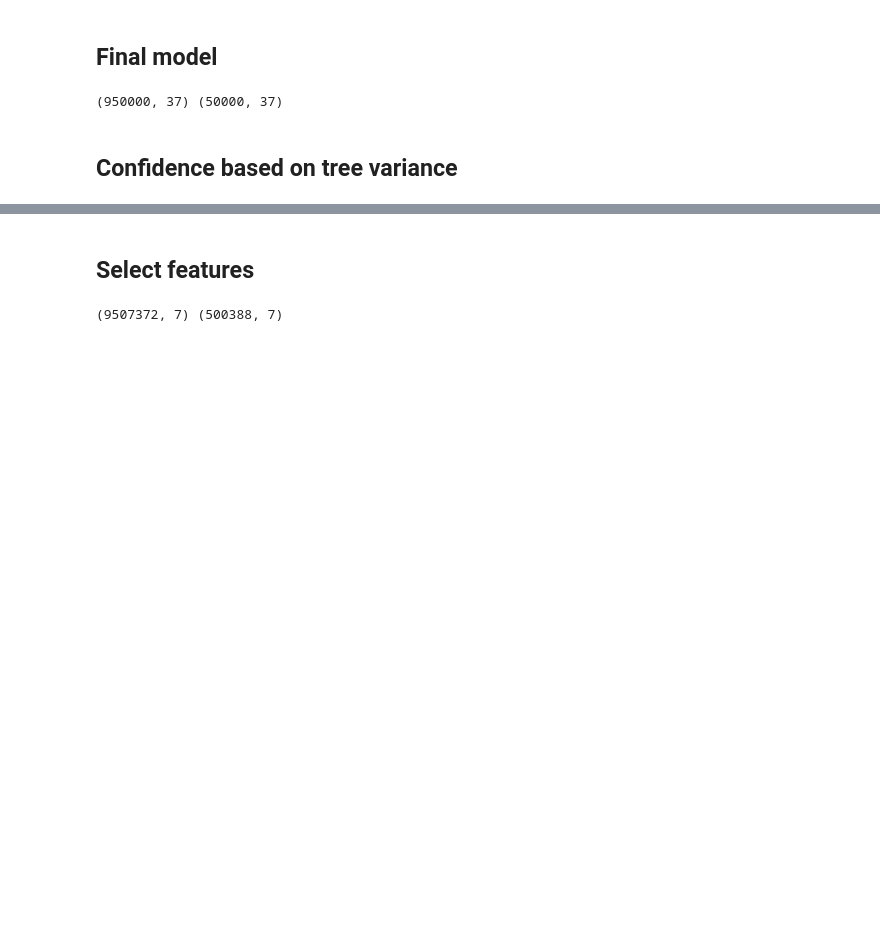
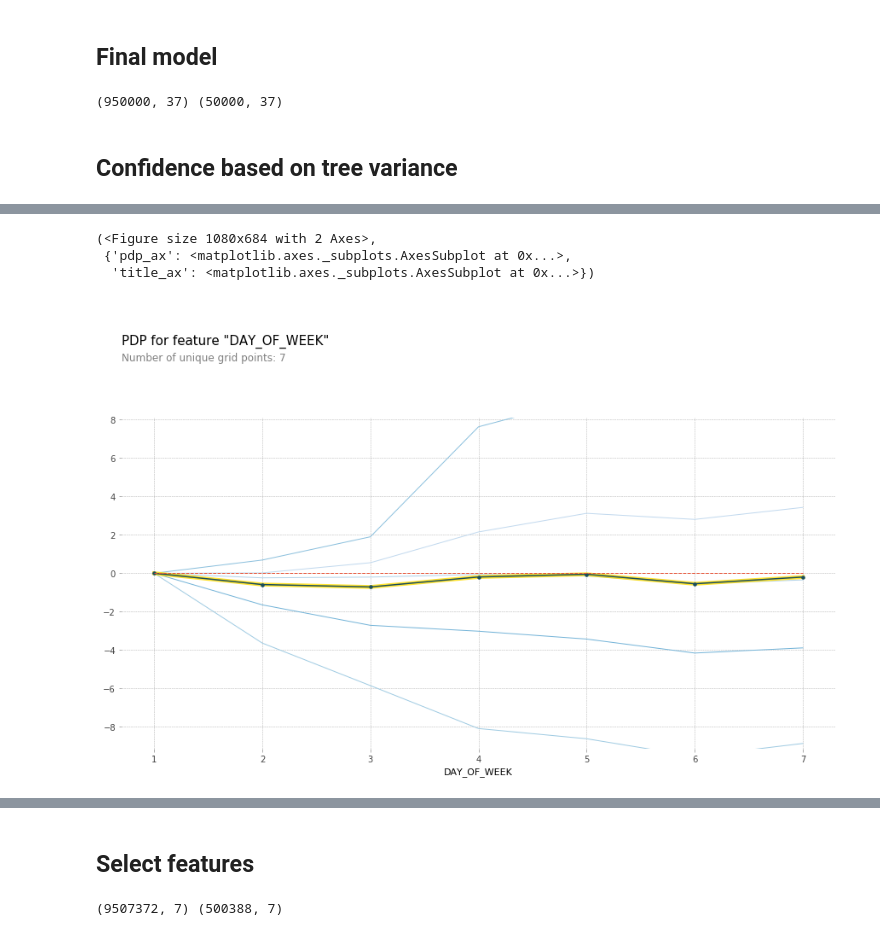
Before and after one commit to sheelabhadra/Pi-star-Skyblazers-DSC-2020, a Jupyter notebook: notebooks/Random-Forest-Copy1.ipynb, the cells around one changed output, grey strips where cells are left out. Drawn from its saved outputs; the diff is of its cells as text; code cells hidden in the pictures; blank space fills up the shorter version.

```diff
--- a/notebooks/Random-Forest-Copy1.ipynb
+++ b/notebooks/Random-Forest-Copy1.ipynb
@@ -282,0 +302,16 @@ feat_importances.nlargest(30).plot(kind='barh')
+# %%
+x = get_sample(X_train, 1000)
+# %%
+def plot_pdp(feat, clusters=None, feat_name=None):
+    feat_name = feat_name or feat
+    p = pdp.pdp_isolate(m, x, df_test.columns, feat)
+    return pdp.pdp_plot(p, feat_name, plot_lines=True,
+                        cluster=clusters is not None,
+                        n_cluster_centers=clusters)
+# %%
+plot_pdp(feat='DAY_OF_WEEK', clusters=5)
+# %% [output]
+(<Figure size 1080x684 with 2 Axes>,
+ {'pdp_ax': <matplotlib.axes._subplots.AxesSubplot at 0x...>,
+  'title_ax': <matplotlib.axes._subplots.AxesSubplot at 0x...>})
+[figure, added]
```
Also changed, not shown: parts of 16 cells of this notebook.
